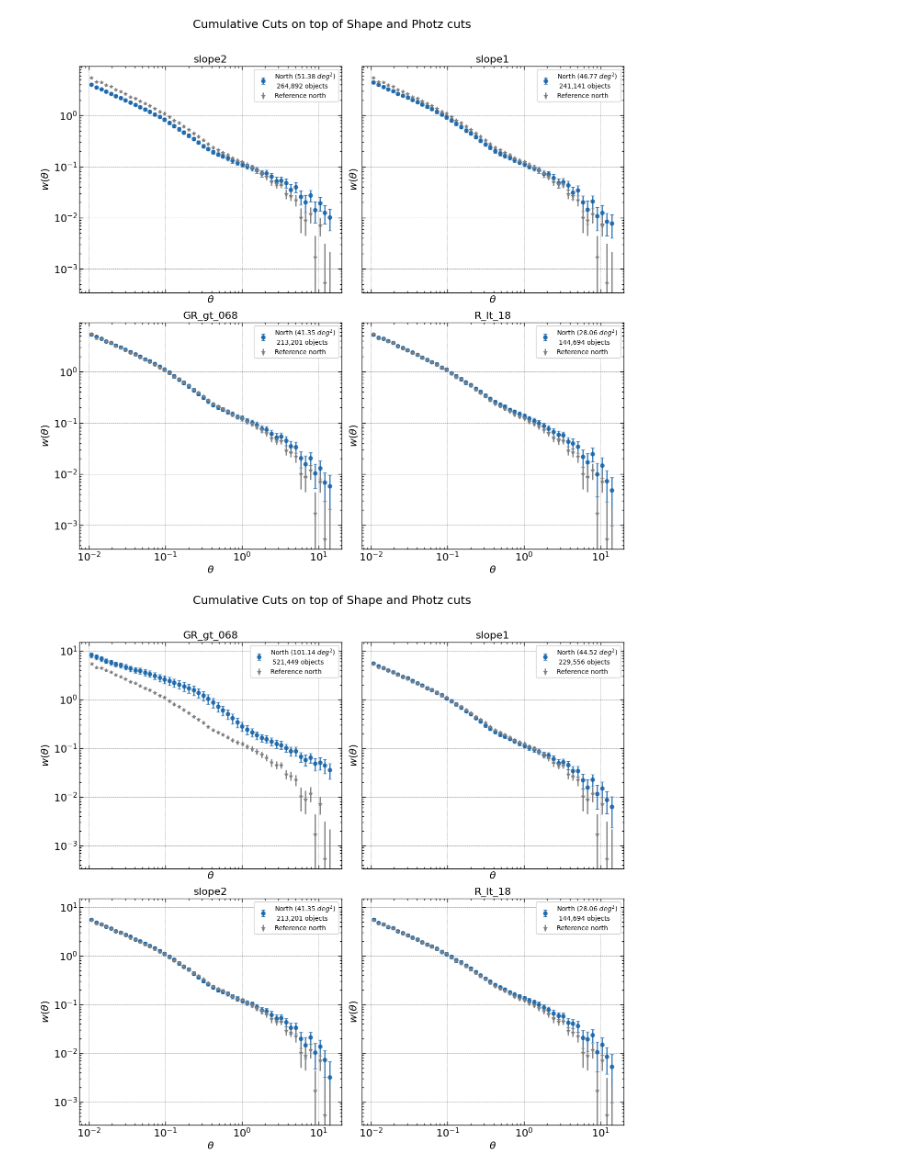
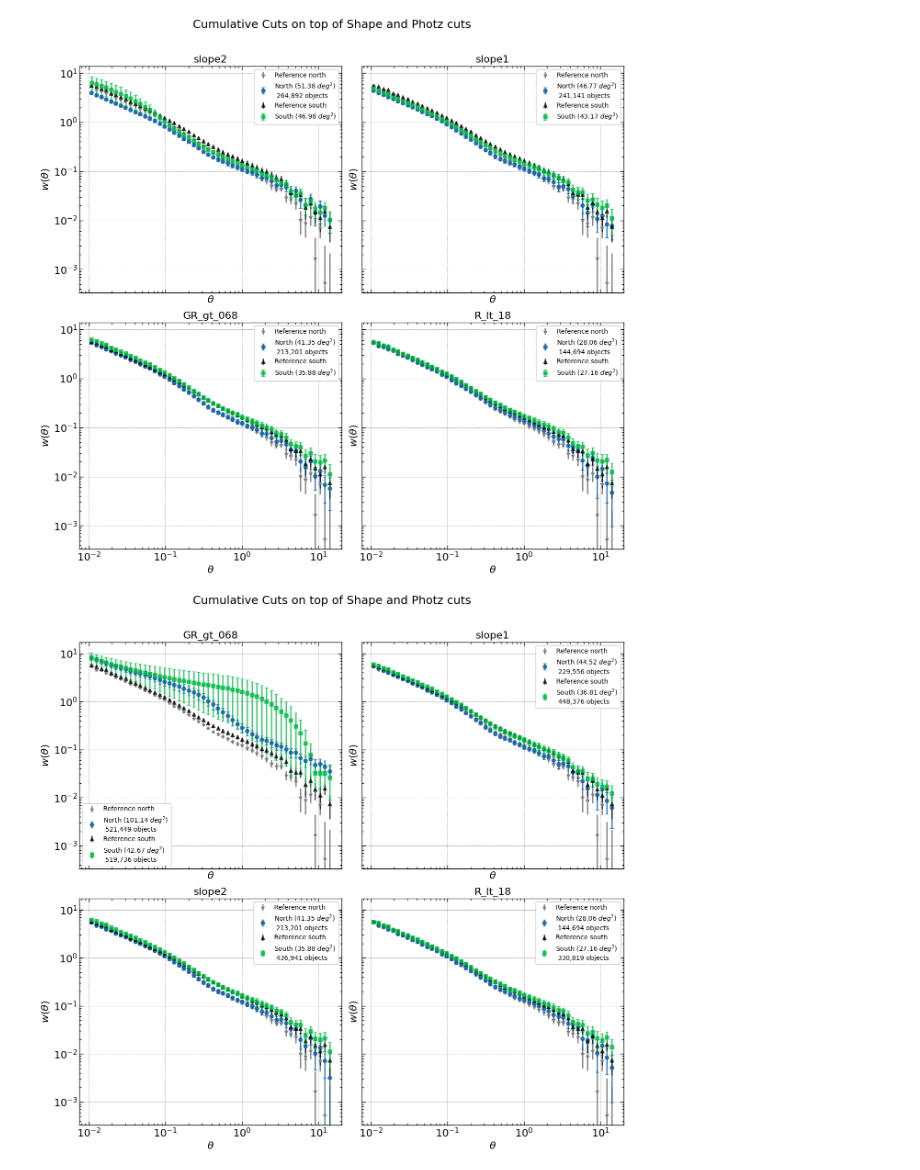
Before and after one commit to Shin107/DESILegacy-PECVEL, a Jupyter notebook: w_theta_specific/plot_shape_cut_cum.ipynb, the cells around one changed output. Drawn from its saved outputs; the diff is of its cells as text; code cells hidden in the pictures.

Commit message:
south specific cuts

```diff
--- a/w_theta_specific/plot_shape_cut_cum.ipynb
+++ b/w_theta_specific/plot_shape_cut_cum.ipynb
@@ -63,8 +63,8 @@ for i, cut in enumerate(order1):
         #     theta_s, w_s, yerr=sigma_s, ls='None', marker='s', capsize=3,
         #     alpha=0.8, label=f'South ({dens_s:.2f} $deg^2$)'
         # )
-        # ax.errorbar(w_ref_south[0], w_ref_south[1], yerr=w_ref_south[2],
-        #          ls='None', marker='^', color='black', label='Reference south',alpha =0.7)
+        ax.errorbar(w_ref_south[0], w_ref_south[1], yerr=w_ref_south[2],
+                 ls='None', marker='^', color='black', label='Reference south',alpha =0.7)
 
     ax.set_xscale('log')
     ax.set_yscale('log')
@@ -221,7 +237,7 @@ files_combination3_south = glob.glob(os.path.join(combination3_south, '*_jackkni
 north_by_cut_comb3 = {extract_cut(f): f for f in files_combination3_north}
 south_by_cut_comb3 = {extract_cut(f): f for f in files_combination3_south}
 len_north_combination3  = np.array([264892, 241141, 213201, 144694])
-
+len_south_combination3  = np.array([572135, 525735, 436941, 330819])
 n_cuts = len(combination3)
 n_cols = 2
 n_rows = int(np.ceil(n_cuts / n_cols))
@@ -237,23 +253,26 @@ for i, cut in enumerate(combination3):
         theta_n, w_n, sigma_n = np.load(north_by_cut_comb3[cut])
         dens_n = len_north_combination3[combination3.index(cut)] / area_north
         n_obj = len_north_combination3[combination3.index(cut)]
+        ax.errorbar(w_ref_north[0], w_ref_north[1], yerr=w_ref_north[2],
+                 ls='None', marker='*', color='gray', label='Reference north')
         ax.errorbar(
             theta_n, w_n, yerr=sigma_n, ls='None', marker='o', capsize=3,
             alpha=0.8, label=f'North ({dens_n:.2f} $deg^2$) \n {n_obj:,} objects  '
         )
-        ax.errorbar(w_ref_north[0], w_ref_north[1], yerr=w_ref_north[2],
-                 ls='None', marker='*', color='gray', label='Reference north')
+
 
     # South curve
     if cut in south_by_cut_comb3:
         theta_s, w_s, sigma_s = np.load(south_by_cut_comb3[cut])
-        #dens_s = len_south_order1[order1.index(cut)] / area_south
-        # ax.errorbar(
-        #     theta_s, w_s, yerr=sigma_s, ls='None', marker='s', capsize=3,
-        #     alpha=0.8, label=f'South ({dens_s:.2f} $deg^2$)'
-        # )
-        # ax.errorbar(w_ref_south[0], w_ref_south[1], yerr=w_ref_south[2],
-        #          ls='None', marker='^', color='black', label='Reference south',alpha =0.7)
+        dens_s = len_south_combination3[combination3.index(cut)] / area_south
+        n_obj = len_south_combination3[combination3.index(cut)]
+        ax.errorbar(w_ref_south[0], w_ref_south[1], yerr=w_ref_south[2],
+                 ls='None', marker='^', color='black', label='Reference south',alpha =0.7)
+
+        ax.errorbar(
+            theta_s, w_s, yerr=sigma_s, ls='None', marker='s', capsize=3,
+            alpha=0.8, label=f'South ({dens_s:.2f} $deg^2$)'
+        )
 
     ax.set_xscale('log')
     ax.set_yscale('log')
@@ -270,7 +289,7 @@ fig.suptitle('Cumulative Cuts on top of Shape and Photz cuts', y=1.02, fontsize=
 fig.tight_layout()
 plt.show()
 # %% [output]
-[figure, old version]
+[figure, new version]
 # %%
 # Build quick lookup tables by cut name
 
@@ -284,8 +303,8 @@ files_combination4_south = glob.glob(os.path.join(combination4_south, '*_jackkni
 north_by_cut_comb4 = {extract_cut(f): f for f in files_combination4_north}
 south_by_cut_comb4 = {extract_cut(f): f for f in files_combination4_south}
 len_north_combination4  = np.array([521449, 229556, 213201, 144694,])
-
-n_cuts = len(combination3)
+len_south_combination4  = np.array([519736, 448376, 436941, 330819])
+n_cuts = len(combination4)
 n_cols = 2
 n_rows = int(np.ceil(n_cuts / n_cols))
 
@@ -297,43 +316,46 @@ for i, cut in enumerate(combination4):
 
     # North curve
     if cut in north_by_cut_comb4:
         theta_n, w_n, sigma_n = np.load(north_by_cut_comb4[cut])
         dens_n = len_north_combination4[combination4.index(cut)] / area_north
         n_obj = len_north_combination4[combination4.index(cut)]
+        ax.errorbar(w_ref_north[0], w_ref_north[1], yerr=w_ref_north[2],
+                 ls='None', marker='*', color='gray', label='Reference north')
+
         ax.errorbar(
             theta_n, w_n, yerr=sigma_n, ls='None', marker='o', capsize=3,
             alpha=0.8, label=f'North ({dens_n:.2f} $deg^2$) \n {n_obj:,} objects  '
         )
-        ax.errorbar(w_ref_north[0], w_ref_north[1], yerr=w_ref_north[2],
-                 ls='None', marker='*', color='gray', label='Reference north')
 
     # South curve
     if cut in south_by_cut_comb4:
         theta_s, w_s, sigma_s = np.load(south_by_cut_comb4[cut])
-        #dens_s = len_south_order1[order1.index(cut)] / area_south
-        # ax.errorbar(
-        #     theta_s, w_s, yerr=sigma_s, ls='None', marker='s', capsize=3,
-        #     alpha=0.8, label=f'South ({dens_s:.2f} $deg^2$)'
-        # )
-        # ax.errorbar(w_ref_south[0], w_ref_south[1], yerr=w_ref_south[2],
-        #          ls='None', marker='^', color='black', label='Reference south',alpha =0.7)
+        dens_s = len_south_combination4[combination4.index(cut)] / area_south
+        n_obj = len_south_combination4[combination4.index(cut)]
+        ax.errorbar(w_ref_south[0], w_ref_south[1], yerr=w_ref_south[2],
+                 ls='None', marker='^', color='black', label='Reference south',alpha =0.7)
+        ax.errorbar(
+            theta_s, w_s, yerr=sigma_s, ls='None', marker='s', capsize=3,
+            alpha=0.8, label=f'South ({dens_s:.2f} $deg^2$) \n {n_obj:,} objects'
+        )
+
 
     ax.set_xscale('log')
     ax.set_yscale('log')
     ax.set_title(cut)
     ax.set_xlabel(r'$\theta$')
     ax.set_ylabel(r'$w(\theta)$')
     ax.legend(fontsize=10)
 
 # Hide empty axes (if any)
 for j in range(n_cuts, len(axes)):
     axes[j].axis('off')
 
 fig.suptitle('Cumulative Cuts on top of Shape and Photz cuts', y=1.02, fontsize=18)
 fig.tight_layout()
 plt.show()
 # %% [output]
-[figure, old version]
+[figure, new version]
 # %%
 # import os
 
```
Also changed, not shown: parts of 4 cells of this notebook, 3 other files.
